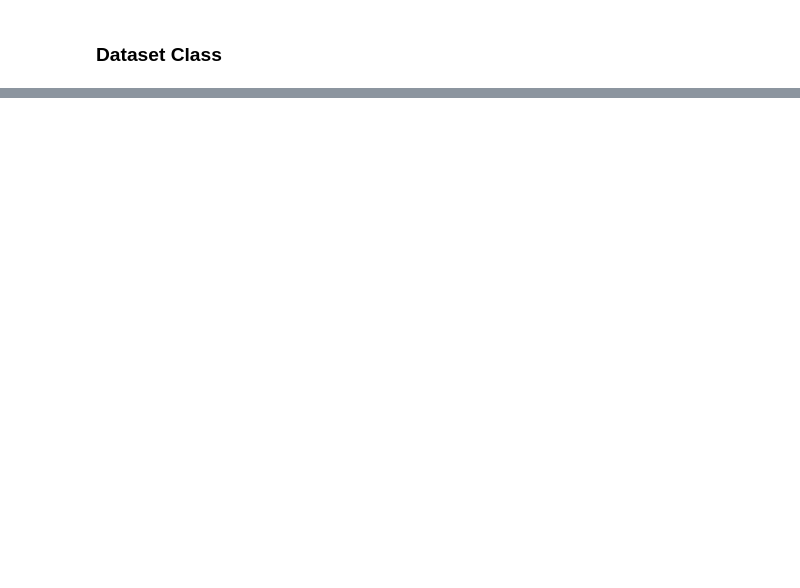
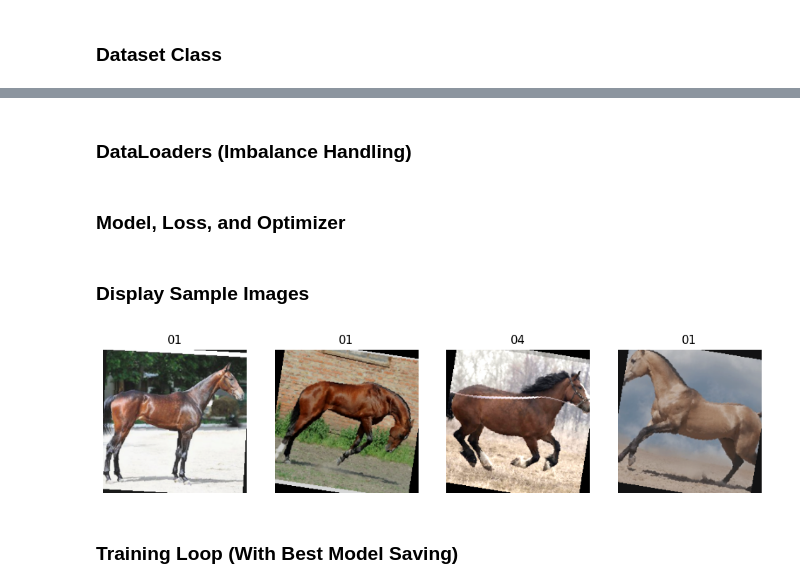
Before and after one commit to ashwaq-nalshahrani/ai-pros-week4, a Jupyter notebook: horse_classification.ipynb, the cells around one changed output, grey strips where cells are left out. Saved outputs shown, nothing was run; the diff lists cells and outputs as text; code cells hidden in the pictures; blank space fills up the shorter version.

Commit message:
sulotion_horse_classification

```diff
--- a/horse_classification.ipynb
+++ b/horse_classification.ipynb
@@ -96,3 +49,0 @@ optimizer_tl = optim.Adam(tl_model.parameters(), lr=0.001)
-# %%
-label_to_idx = {label: i for i, label in enumerate(df['label'].unique())}
-df['label_idx'] = df['label'].map(label_to_idx)
@@ -435,0 +67,30 @@ Plot the training and validation loss/accuracy curves
+# %%
+my_mean, my_std = [0.485, 0.456, 0.406], [0.229, 0.224, 0.225]
+
+train_transforms = transforms.Compose([
+    transforms.Resize((224, 224)),
+    transforms.RandomHorizontalFlip(),
+    transforms.RandomRotation(15),
+    transforms.ColorJitter(brightness=0.2, contrast=0.2),
+    transforms.ToTensor(),
+    transforms.Normalize(my_mean, my_std)
+])
+
+test_transforms = transforms.Compose([
+    transforms.Resize((224, 224)),
+    transforms.ToTensor(),
+    transforms.Normalize(my_mean, my_std)
+])
+# %% [markdown]
+### DataLoaders (Imbalance Handling)
+# %%
+class_counts = Counter(train_df['label_idx'])
+weights = 1. / torch.tensor([class_counts[i] for i in range(len(label_to_idx))], dtype=torch.float)
+samples_weights = weights[train_df['label_idx'].values]
+sampler = WeightedRandomSampler(weights=samples_weights, num_samples=len(samples_weights), replacement=True)
+
+train_loader = DataLoader(HorseBreedDataset(train_df, train_transforms), batch_size=32, sampler=sampler)
+val_loader = DataLoader(HorseBreedDataset(val_df, test_transforms), batch_size=32, shuffle=False)
+test_loader = DataLoader(HorseBreedDataset(test_df, test_transforms), batch_size=32, shuffle=False)
+# %% [markdown]
+### Model, Loss, and Optimizer
@@ -435,0 +112,19 @@ Plot the training and validation loss/accuracy curves
+# %% [markdown]
+### Display Sample Images
+# %%
+def show_batch(loader, labels_map):
+    images, labels = next(iter(loader))
+    plt.figure(figsize=(12, 6))
+    for i in range(4):
+        plt.subplot(1, 4, i+1)
+        img = images[i].permute(1, 2, 0).numpy() * my_std + my_mean
+        plt.imshow(np.clip(img, 0, 1))
+        plt.title(list(labels_map.keys())[labels[i]])
+        plt.axis('off')
+    plt.show()
+
+show_batch(train_loader, label_to_idx)
+# %% [output]
+[figure, added]
+# %% [markdown]
+### Training Loop (With Best Model Saving)
```
Also changed, not shown: parts of 43 cells of this notebook.
